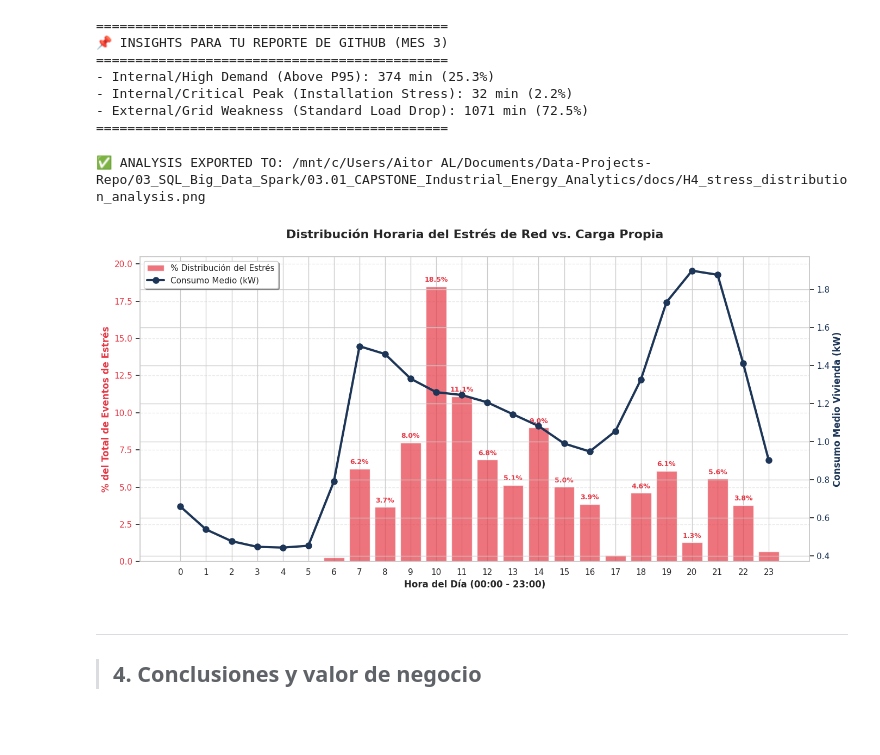
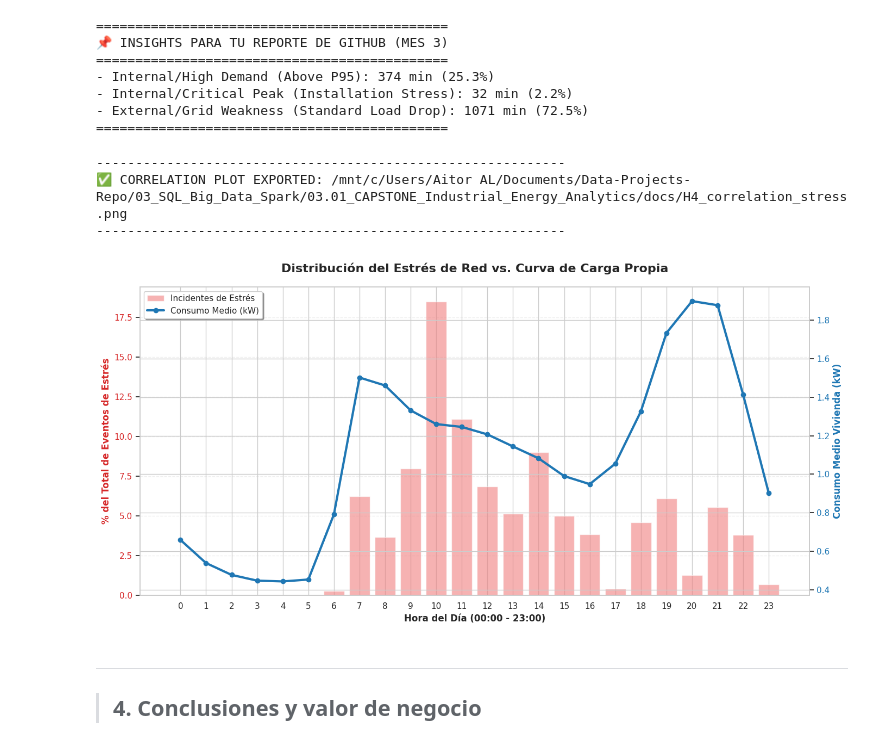
Before and after one commit to aitor-industrial-data/Data-Projects-Repo, a Jupyter notebook: 03_SQL_Big_Data_Spark/03.01_CAPSTONE_Industrial_Energy_Analytics/notebooks/01_EDA_Electric_Data.ipynb, the cells around one changed output. Cells and saved outputs as stored; diff of their text form; code cells hidden in the pictures.

```diff
--- a/03_SQL_Big_Data_Spark/03.01_CAPSTONE_Industrial_Energy_Analytics/notebooks/01_EDA_Electric_Data.ipynb
+++ b/03_SQL_Big_Data_Spark/03.01_CAPSTONE_Industrial_Energy_Analytics/notebooks/01_EDA_Electric_Data.ipynb
@@ -2770,79 +2769,78 @@ print("="*45)
 =============================================
 # %%
 # ==============================================================================
-# H4 CORRELATION ANALYSIS (REVISADO): DISTRIBUCIÓN DEL ESTRÉS
+# H4 CORRELATION ANALYSIS: GRID STRESS vs. HOUSEHOLD CONSUMPTION
 # ==============================================================================
+# Objetivo: Visualizar la relación temporal entre los picos de demanda interna
+# y los eventos de inestabilidad tensional (Stress) para detectar patrones.
+
 import matplotlib.pyplot as plt
 import os
-from pyspark.sql.functions import hour, col, sum as _sum, avg
+from pyspark.sql.functions import hour, col, avg, sum as _sum
 
-# --- STEP 1: AGGREGATION & RELATIVE DISTRIBUTION ---
-# Agregamos por hora sumando los minutos reales de estrés
-hourly_data = H4_Validation_Report.groupBy(hour("Full_Timestamp").alias("hour")) \
+# --- STEP 1: HOURLY AGGREGATION (BIG DATA TO PANDAS) ---
+hourly_stats = H4_Validation_Report.groupBy(hour("Full_Timestamp").alias("hour")) \
     .agg(
-        _sum(col("is_stress_zone")).alias("minutos_estres"),
+        _sum(col("is_stress_zone")).alias("stress_ratio"), # Mantenemos el nombre 'stress_ratio' para no romper el Step 2
         avg(col("power_kw")).alias("avg_consumption_kw")
     ) \
     .orderBy("hour") \
     .toPandas()
 
-# CALCULAMOS EL % SOBRE EL TOTAL DE MOMENTOS DE ESTRÉS (1477 min)
-total_stress_min = hourly_data['minutos_estres'].sum()
-hourly_data['stress_dist_pct'] = (hourly_data['minutos_estres'] / total_stress_min) * 100
+# NUEVA LÓGICA: Calculamos el % sobre el total de minutos de estrés (1477)
+total_stress_minutes = hourly_stats['stress_ratio'].sum()
+hourly_stats['stress_score'] = (hourly_stats['stress_ratio'] / total_stress_minutes) * 100
 
 # --- STEP 2: DUAL-AXIS PLOT CONFIGURATION ---
 fig, ax1 = plt.subplots(figsize=(14, 7))
 
-# PRIMARY AXIS (Left): Stress Distribution (%)
-color_bars = '#e63946' # Un rojo más profesional
+# PRIMARY EAXIS (Left): Stress Events (Bars)
+color_bars = 'lightcoral'
 ax1.set_xlabel('Hora del Día (00:00 - 23:00)', fontsize=12, fontweight='bold')
-ax1.set_ylabel('% del Total de Eventos de Estrés', color=color_bars, fontsize=12, fontweight='bold')
-bars = ax1.bar(hourly_data['hour'], hourly_data['stress_dist_pct'],
-               color=color_bars, alpha=0.7, label='% Distribución del Estrés')
-ax1.tick_params(axis='y', labelcolor=color_bars)
+ax1.set_ylabel('% del Total de Eventos de Estrés', color='tab:red', fontsize=12, fontweight='bold')
+ax1.bar(hourly_stats['hour'], hourly_stats['stress_score'],
+        color=color_bars, alpha=0.6, label='Incidentes de Estrés')
+ax1.tick_params(axis='y', labelcolor='tab:red')
 ax1.set_xticks(range(0, 24))
-ax1.set_ylim(0, hourly_data['stress_dist_pct'].max() + 2) # Margen arriba
 
 # SECONDARY AXIS (Right): Average Consumption (Line)
 ax2 = ax1.twinx()
-color_line = '#1d3557' # Azul oscuro para contraste
+color_line = 'tab:blue'
 ax2.set_ylabel('Consumo Medio Vivienda (kW)', color=color_line, fontsize=12, fontweight='bold')
-ax2.plot(hourly_data['hour'], hourly_data['avg_consumption_kw'],
-         color=color_line, marker='o', markersize=8, linewidth=3, label='Consumo Medio (kW)')
+ax2.plot(hourly_stats['hour'], hourly_stats['avg_consumption_kw'],
+         color=color_line, marker='o', linewidth=3, label='Consumo Medio (kW)')
 ax2.tick_params(axis='y', labelcolor=color_line)
 
 # --- STEP 3: ESTHETICS & LEGEND ---
-plt.title('Distribución Horaria del Estrés de Red vs. Carga Propia',
-          fontsize=16, fontweight='bold', pad=25)
-ax1.grid(axis='y', linestyle='--', alpha=0.4)
+plt.title('Distribución del Estrés de Red vs. Curva de Carga Propia',
+          fontsize=16, fontweight='bold', pad=20)
+ax1.grid(axis='y', linestyle='--', alpha=0.3)
 
-# Añadir etiquetas de valor sobre las barras principales para mayor claridad
-for bar in bars:
-    height = bar.get_height()
-    if height > 1: # Solo mostrar si es significativo
-        ax1.text(bar.get_x() + bar.get_width()/2., height + 0.2,
-                f'{height:.1f}%', ha='center', va='bottom', fontsize=9, fontweight='bold', color=color_bars)
-
-# Merge legends
+# Merge legends from both axes
 lines, labels = ax1.get_legend_handles_labels()
 lines2, labels2 = ax2.get_legend_handles_labels()
 ax2.legend(lines + lines2, labels + labels2, loc='upper left', frameon=True, shadow=True)
 
 plt.tight_layout()
 
-# --- STEP 4: EXPORT (English path as requested) ---
+# --- STEP 4: AUTOMATED EXPORT (MEDION SYSTEM) ---
 win_user = os.popen("cmd.exe /c echo %USERNAME%").read().strip()
 base_path = f"/mnt/c/Users/{win_user}/Documents/Data-Projects-Repo/03_SQL_Big_Data_Spark/03.01_CAPSTONE_Industrial_Energy_Analytics"
-plot_path = os.path.join(base_path, "docs", "H4_stress_distribution_analysis.png")
+plot_path = os.path.join(base_path, "docs", "H4_correlation_stress.png")
 
 os.makedirs(os.path.dirname(plot_path), exist_ok=True)
 plt.savefig(plot_path, dpi=300, bbox_inches='tight')
 
-print(f"✅ ANALYSIS EXPORTED TO: {plot_path}")
+print("-" * 60)
+print(f"✅ CORRELATION PLOT EXPORTED: {plot_path}")
+print("-" * 60)
+
 plt.show()
 # %% [output]
-✅ ANALYSIS EXPORTED TO: /mnt/c/Users/Aitor AL/Documents/Data-Projects-Repo/03_SQL_Big_Data_Spark/03.01_CAPSTONE_Industrial_Energy_Analytics/docs/H4_stress_distribution_analysis.png
+------------------------------------------------------------
+✅ CORRELATION PLOT EXPORTED: /mnt/c/Users/Aitor AL/Documents/Data-Projects-Repo/03_SQL_Big_Data_Spark/03.01_CAPSTONE_Industrial_Energy_Analytics/docs/H4_correlation_stress.png
+------------------------------------------------------------
-[figure, old version]
+[figure, new version]
 # %% [markdown]
 ---
 >## 4. Conclusiones y valor de negocio
```
Also changed, not shown: parts of 24 cells of this notebook, 2 other files.
